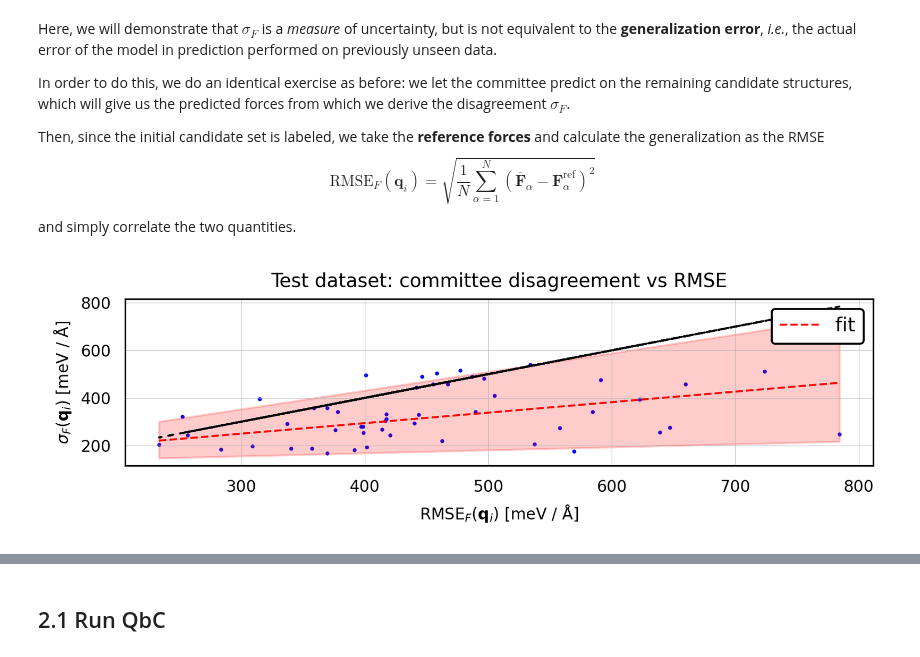
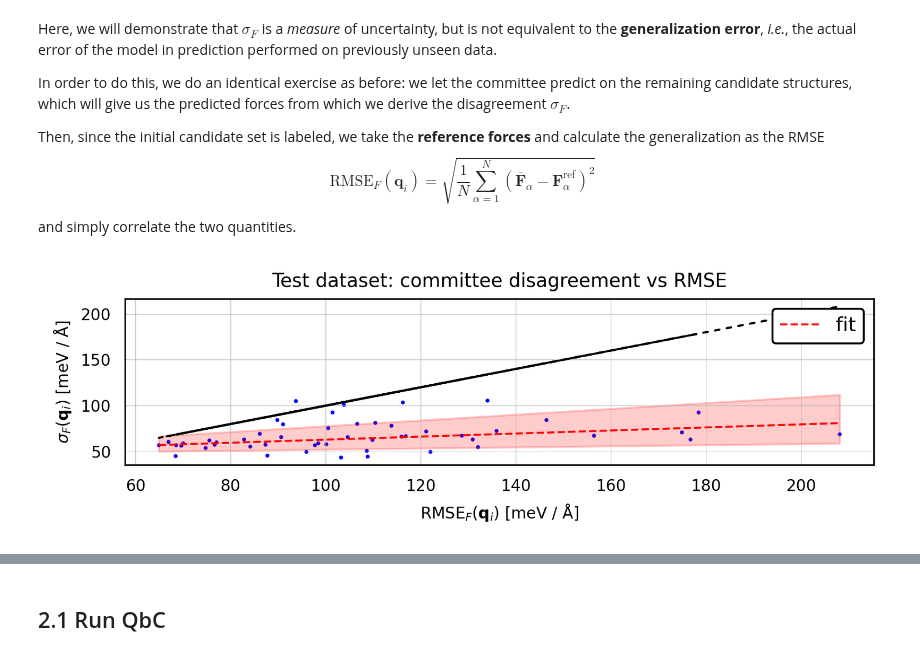
Before and after one commit to sabia-group/AL-tutorial, a Jupyter notebook: notebooks/1-zundel.ipynb, the cells around one changed output, grey strips where cells are left out. Cells and saved outputs as stored; diff of their text form; code cells hidden in the pictures.

```diff
--- a/notebooks/1-zundel.ipynb
+++ b/notebooks/1-zundel.ipynb
@@ -102,10 +100,10 @@ n_test       = 50   # number of test structures
 n_committee  = 4    # number of MACE committee members
 
 # parallelization ;)
-parallel     = True # whether to parallelize the training (this should work for Linux)
+parallel     = False # whether to parallelize the training (this should work for Linux)
 
 # QbC
-n_iter_qbc = 10     # number of QbC iterations
+n_iter_qbc = 15     # number of QbC iterations
 n_add_iter = 10     # number of structures to add in each QbC iteration
 
 # --------------------------------------- #
@@ -116,8 +114,9 @@ n_add_iter = 10     # number of structures to add in each QbC iteration
 seeds = np.random.randint(0, 2**32 - 1, size=n_committee, dtype=np.uint32)
 
 # folders
-init_train_folder = "init-train"        # working folder for initial training
-qbc_folder        = "qbc-work"          # working folder for QbC
+init_train_folder   = "init-train"      # working folder for initial training
+random_train_folder = "random-train"    # folder for a random training set comparison
+qbc_folder          = "qbc-work"        # working folder for QbC
 # %% [markdown]
 ### 1.2 Generating a training dataset
 
@@ -408,7 +415,7 @@ mace_forces = np.array([
 ])
 
 # Load reference forces (e.g., from DFT): shape (N_structures, N_atoms, 3)
-ref_forces = np.array(extxyz2array(f'{init_train_folder}/structures/test.extxyz', keyword='REF_forces'))
+ref_forces = np.array(extxyz2array(f'{init_train_folder}/structures/test.extxyz', keyword='forces'))
 
 # Compute disagreement (std dev over committee) and RMSE (vs reference)
 corr = {}
@@ -416,34 +423,34 @@ corr['sigma'] = 1000*forces2disagreement(mace_forces)         # σ: model disagr
 corr['RMSE']  = 1000*forces2rmse(mace_forces, ref_forces)     # RMSE: vs. reference per structure   # eV to meV conversion
 
 # Perform Theil–Sen regression: RMSE (x) → σ (y)
 slope, intercept, lower, upper = theilslopes(corr['sigma'], corr['RMSE'])
 
 # Plotting
 # ---------------------------------------
 
 # Diagonal line (for comparison only)
 plt.plot(corr["RMSE"], corr["RMSE"], color='k', dashes=(2, 4), dash_capstyle='round')
 
 # Scatter plot: RMSE vs σ
 plt.scatter(corr["RMSE"], corr["sigma"], color="blue", s=1)
 
 # Theil–Sen regression line
 x_vals = np.linspace(min(corr["RMSE"]), max(corr["RMSE"]), 100)
 plt.plot(x_vals, slope * x_vals + intercept, 'r--', label='fit')
 
 # Uncertainty bounds
 plt.fill_between(x_vals, lower * x_vals + intercept, upper * x_vals + intercept,
                  color='red', alpha=0.2)
 
 # Labels and layout
 plt.title("Test dataset: committee disagreement vs RMSE")
 plt.xlabel(r'RMSE$_F\left(\mathbf{q}_i\right)$ [meV / $\mathrm{\AA}$]')
 plt.ylabel(r'$\sigma_F \left(\mathbf{q}_i\right)$ [meV / $\mathrm{\AA}$]')
 plt.legend()
 plt.tight_layout()
 plt.show()
 # %% [output]
-[figure, old version]
+[figure, new version]
 # %% [markdown]
 ## 2. Query by Committee (QbC)
 
```
Also changed, not shown: parts of 19 cells of this notebook.
